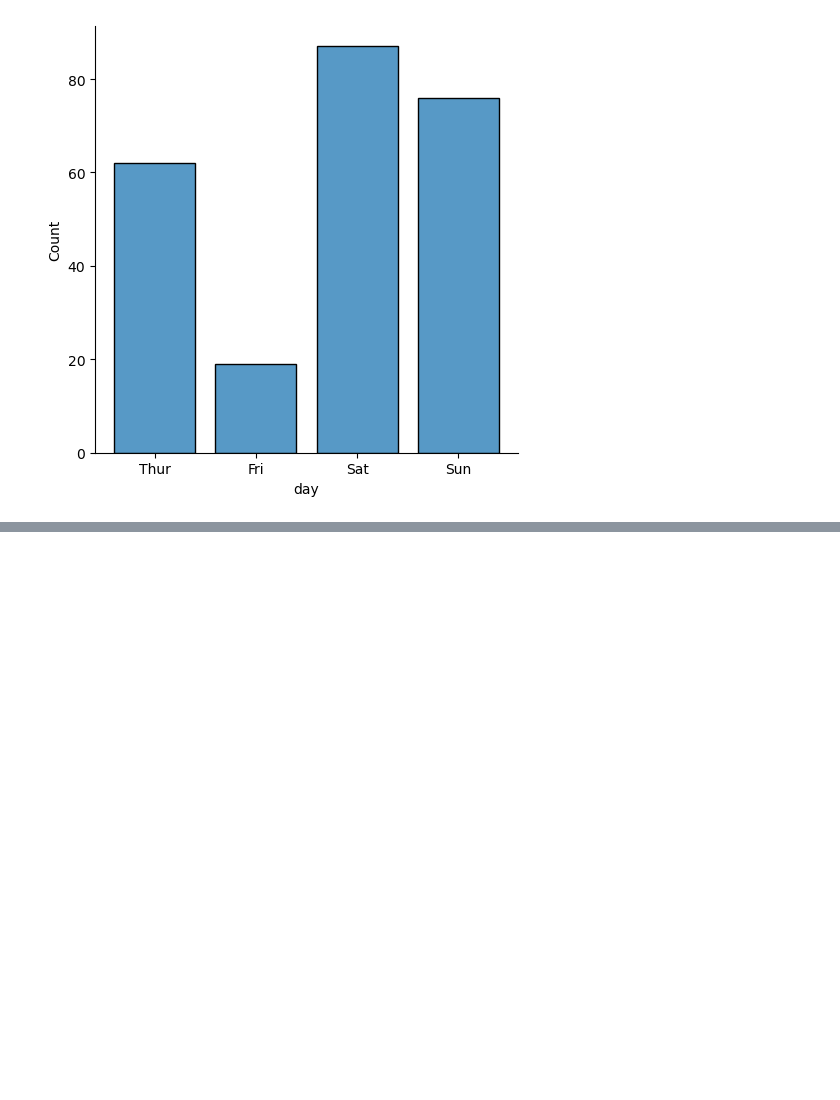
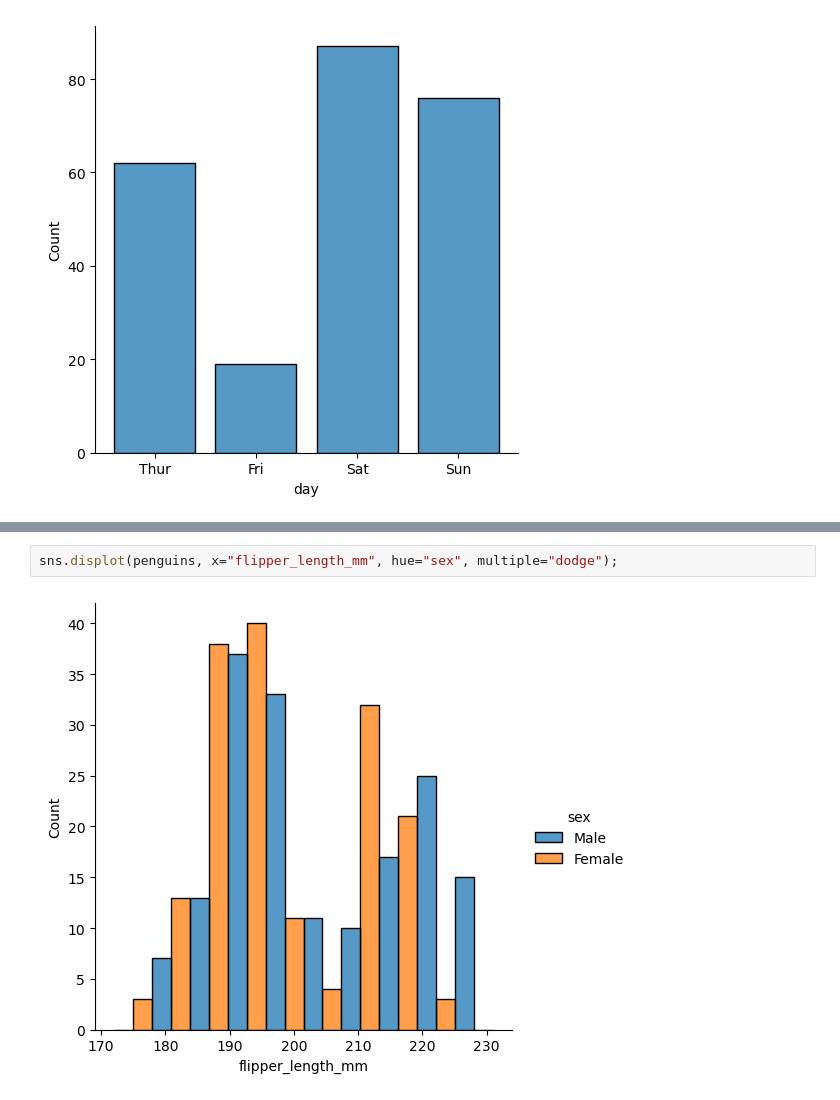
Before and after one commit to Daconic/Seaborn_tutorial_KOR, a Jupyter notebook: Visualizing distributions of data.ipynb, the cells around one changed output, grey strips where cells are left out. Drawn from its saved outputs; the diff is of its cells as text; blank space fills up the shorter version.

```diff
--- a/Visualizing distributions of data.ipynb
+++ b/Visualizing distributions of data.ipynb
@@ -68,0 +100,4 @@ sns.displot(tips, x='day', shrink=.8);
+# %%
+sns.displot(penguins, x="flipper_length_mm", hue="sex", multiple="dodge");
+# %% [output]
+[figure, added]
```
Also changed, not shown: parts of 12 cells of this notebook, 1 other file.
